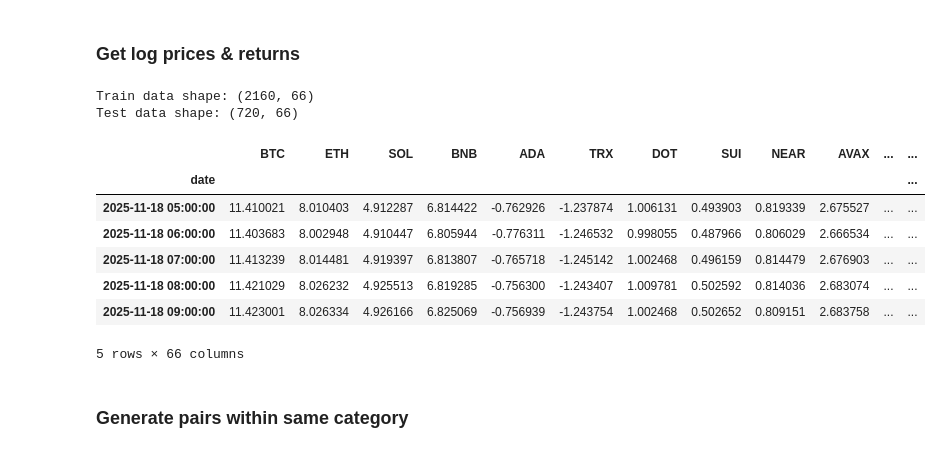
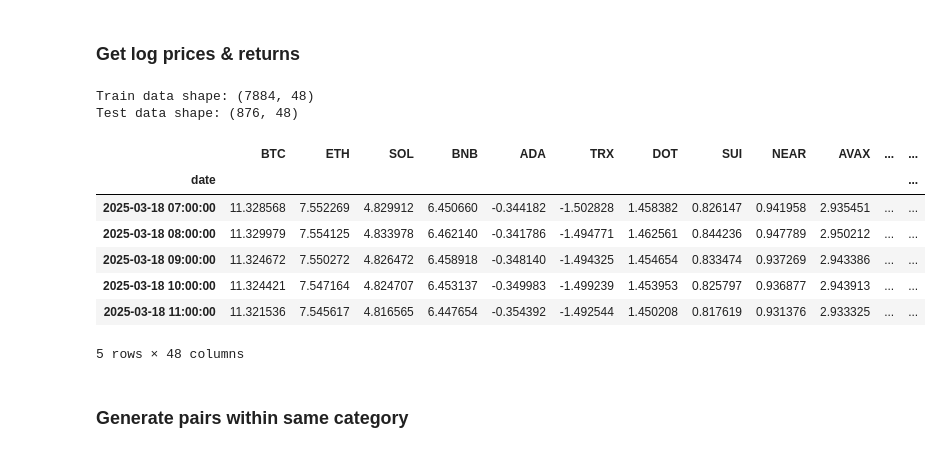
Before and after one commit to kea-S/comroom_capital_quant_trading_hackathon, a Jupyter notebook: research/pairs_trade_research.ipynb, the cells around one changed output. Cells and saved outputs as stored; diff of their text form; code cells hidden in the pictures.

```diff
--- a/research/pairs_trade_research.ipynb
+++ b/research/pairs_trade_research.ipynb
@@ -71,7 +73,7 @@ for category, tokens in CATEGORIZED_SYMBOLS.items():
 print(f"Number of symbols: {len(SYMBOLS)}")
 
 INTERVAL  = "1h"
-DAYS_BACK = 120
+DAYS_BACK = 365
 
 BASE_URL = "https://api.binance.com/api/v3/klines"
 # %% [output]
@@ -173,7 +175,7 @@ Fetching MIRA  (MIRAUSDT) ... 2880 candles
 EXPECTED_CANDLES = DAYS_BACK * 24
 
 # How many days of data we want to train & test this on
-DAYS = 120
+DAYS = 365
 
 close_prices = pd.DataFrame({
     name: df.set_index("open_time")["close"]
@@ -217,30 +205,30 @@ plt.show()
 ### Get log prices & returns
 # %%
 # Split Data
-split_idx = int(len(close_prices) * 0.75)
+split_idx = int(len(close_prices) * 0.90)
 train_close_prices = close_prices.iloc[:split_idx]
 test_close_prices = close_prices.iloc[split_idx:]
 
 print(f"Train data shape: {train_close_prices.shape}")
 print(f"Test data shape: {test_close_prices.shape}")
 
 # Log prices & returns
 log_prices  = np.log(train_close_prices).dropna()
 log_returns = np.log(close_prices).diff().dropna()
 
 log_returns.head()
 log_prices.head()
 # %% [output]
-Train data shape: (2160, 66)
-Test data shape: (720, 66)
+Train data shape: (7884, 48)
+Test data shape: (876, 48)
 |  | BTC | ETH | SOL | BNB | ADA | TRX | DOT | SUI | NEAR | AVAX | ... | ... |
 | date |  |  |  |  |  |  |  |  |  |  |  | ... |
-| 2025-11-18 05:00:00 | 11.410021 | 8.010403 | 4.912287 | 6.814422 | -0.762926 | -1.237874 | 1.006131 | 0.493903 | 0.819339 | 2.675527 | ... | ... |
-| 2025-11-18 06:00:00 | 11.403683 | 8.002948 | 4.910447 | 6.805944 | -0.776311 | -1.246532 | 0.998055 | 0.487966 | 0.806029 | 2.666534 | ... | ... |
-| 2025-11-18 07:00:00 | 11.413239 | 8.014481 | 4.919397 | 6.813807 | -0.765718 | -1.245142 | 1.002468 | 0.496159 | 0.814479 | 2.676903 | ... | ... |
-| 2025-11-18 08:00:00 | 11.421029 | 8.026232 | 4.925513 | 6.819285 | -0.756300 | -1.243407 | 1.009781 | 0.502592 | 0.814036 | 2.683074 | ... | ... |
-| 2025-11-18 09:00:00 | 11.423001 | 8.026334 | 4.926166 | 6.825069 | -0.756939 | -1.243754 | 1.002468 | 0.502652 | 0.809151 | 2.683758 | ... | ... |
+| 2025-03-18 07:00:00 | 11.328568 | 7.552269 | 4.829912 | 6.450660 | -0.344182 | -1.502828 | 1.458382 | 0.826147 | 0.941958 | 2.935451 | ... | ... |
+| 2025-03-18 08:00:00 | 11.329979 | 7.554125 | 4.833978 | 6.462140 | -0.341786 | -1.494771 | 1.462561 | 0.844236 | 0.947789 | 2.950212 | ... | ... |
+| 2025-03-18 09:00:00 | 11.324672 | 7.550272 | 4.826472 | 6.458918 | -0.348140 | -1.494325 | 1.454654 | 0.833474 | 0.937269 | 2.943386 | ... | ... |
+| 2025-03-18 10:00:00 | 11.324421 | 7.547164 | 4.824707 | 6.453137 | -0.349983 | -1.499239 | 1.453953 | 0.825797 | 0.936877 | 2.943913 | ... | ... |
+| 2025-03-18 11:00:00 | 11.321536 | 7.545617 | 4.816565 | 6.447654 | -0.354392 | -1.492544 | 1.450208 | 0.817619 | 0.931376 | 2.933325 | ... | ... |
-5 rows × 66 columns
+5 rows × 48 columns
 # %% [markdown]
 ### Generate pairs within same category
 # %%
```
Also changed, not shown: parts of 23 cells of this notebook, 2 other files.
